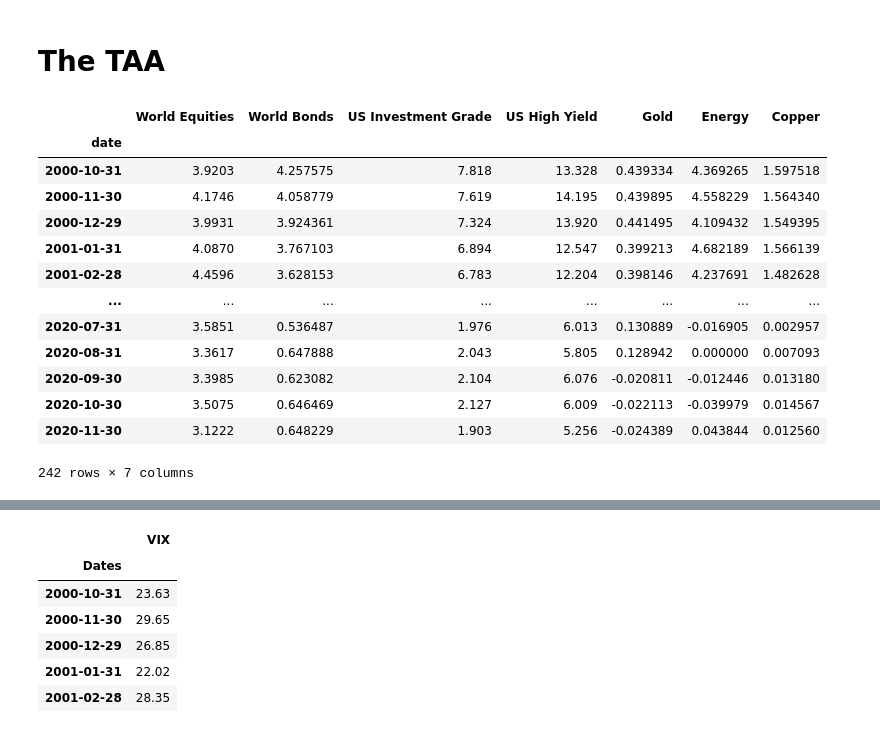
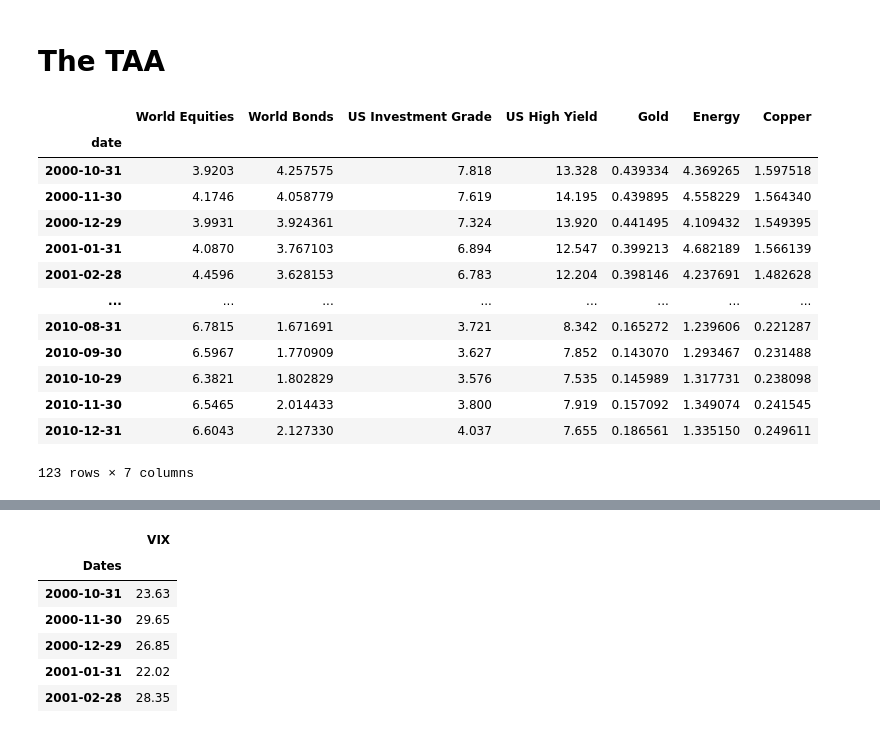
Before and after one commit to GuillaumePv/Quantitative-asset-risk-management-course, a Jupyter notebook: A2/main_A2.ipynb, the cells around one changed output, grey strips where cells are left out. Drawn from its saved outputs; the diff is of its cells as text; code cells hidden in the pictures.

```diff
--- a/A2/main_A2.ipynb
+++ b/A2/main_A2.ipynb
@@ -386,25 +386,25 @@ df_insample.describe()
 # %%
 df_carry = pd.read_excel("./Data_QAM2.xlsx",sheet_name='Carry')
 df_carry.index = df_carry['Unnamed: 0']
 df_carry.index.name = 'date'
 del df_carry['Unnamed: 0']
-df_carry_insample = df_carry[df_carry.index <= pd.to_datetime("2020-11-30")]
+df_carry_insample = df_carry[df_carry.index <= pd.to_datetime("2010-12-31")]
 df_carry_insample
 # %% [output]
 |  | World Equities | World Bonds | US Investment Grade | US High Yield | Gold | Energy | Copper |
 | date |  |  |  |  |  |  |  |
 | 2000-10-31 | 3.9203 | 4.257575 | 7.818 | 13.328 | 0.439334 | 4.369265 | 1.597518 |
 | 2000-11-30 | 4.1746 | 4.058779 | 7.619 | 14.195 | 0.439895 | 4.558229 | 1.564340 |
 | 2000-12-29 | 3.9931 | 3.924361 | 7.324 | 13.920 | 0.441495 | 4.109432 | 1.549395 |
 | 2001-01-31 | 4.0870 | 3.767103 | 6.894 | 12.547 | 0.399213 | 4.682189 | 1.566139 |
 | 2001-02-28 | 4.4596 | 3.628153 | 6.783 | 12.204 | 0.398146 | 4.237691 | 1.482628 |
 | ... | ... | ... | ... | ... | ... | ... | ... |
-| 2020-07-31 | 3.5851 | 0.536487 | 1.976 | 6.013 | 0.130889 | -0.016905 | 0.002957 |
-| 2020-08-31 | 3.3617 | 0.647888 | 2.043 | 5.805 | 0.128942 | 0.000000 | 0.007093 |
-| 2020-09-30 | 3.3985 | 0.623082 | 2.104 | 6.076 | -0.020811 | -0.012446 | 0.013180 |
-| 2020-10-30 | 3.5075 | 0.646469 | 2.127 | 6.009 | -0.022113 | -0.039979 | 0.014567 |
-| 2020-11-30 | 3.1222 | 0.648229 | 1.903 | 5.256 | -0.024389 | 0.043844 | 0.012560 |
+| 2010-08-31 | 6.7815 | 1.671691 | 3.721 | 8.342 | 0.165272 | 1.239606 | 0.221287 |
+| 2010-09-30 | 6.5967 | 1.770909 | 3.627 | 7.852 | 0.143070 | 1.293467 | 0.231488 |
+| 2010-10-29 | 6.3821 | 1.802829 | 3.576 | 7.535 | 0.145989 | 1.317731 | 0.238098 |
+| 2010-11-30 | 6.5465 | 2.014433 | 3.800 | 7.919 | 0.157092 | 1.349074 | 0.241545 |
+| 2010-12-31 | 6.6043 | 2.127330 | 4.037 | 7.655 | 0.186561 | 1.335150 | 0.249611 |
-242 rows × 7 columns
+123 rows × 7 columns
 # %%
 df_carry_insample_Z = (df_carry_insample - np.mean(df_carry_insample))/np.std(df_carry_insample)
 df_carry_insample_Z['median'] = df_carry_insample_Z.median(axis=1)
```
Also changed, not shown: parts of 3 cells of this notebook, 3 other files.
